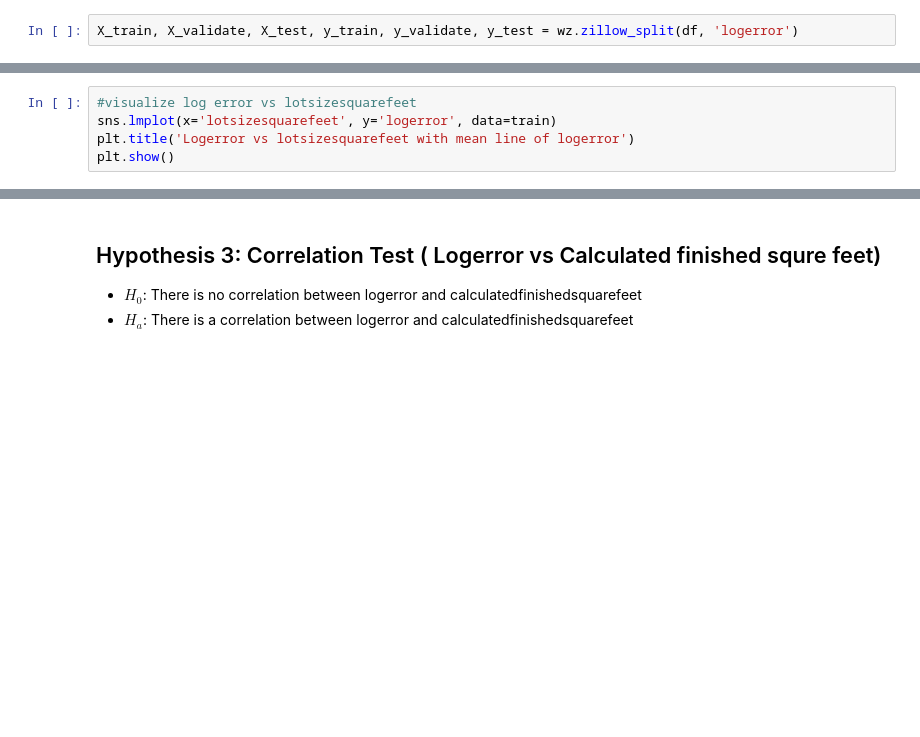
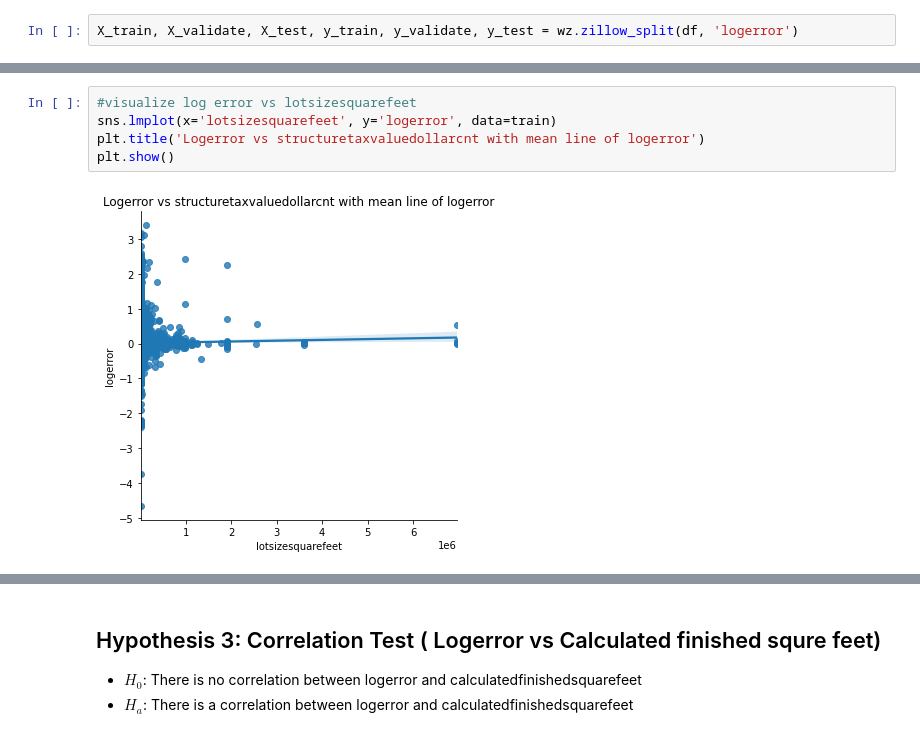
Before and after one commit to randyfrench/clustering-project-zillow, a Jupyter notebook: clustering_zillow_project.ipynb, the cells around one changed output, grey strips where cells are left out. Cells and saved outputs as stored; diff of their text form; blank space fills up the shorter version.

```diff
--- a/clustering_zillow_project.ipynb
+++ b/clustering_zillow_project.ipynb
@@ -336,6 +407,8 @@ plt.show()
 # %%
 #visualize log error vs lotsizesquarefeet
 sns.lmplot(x='lotsizesquarefeet', y='logerror', data=train)
-plt.title('Logerror vs lotsizesquarefeet with mean line of logerror')
+plt.title('Logerror vs structuretaxvaluedollarcnt with mean line of logerror')
 plt.show()
+# %% [output]
+[figure, added]
 # %%
```
Also changed, not shown: parts of 117 cells of this notebook, 1 other file.
